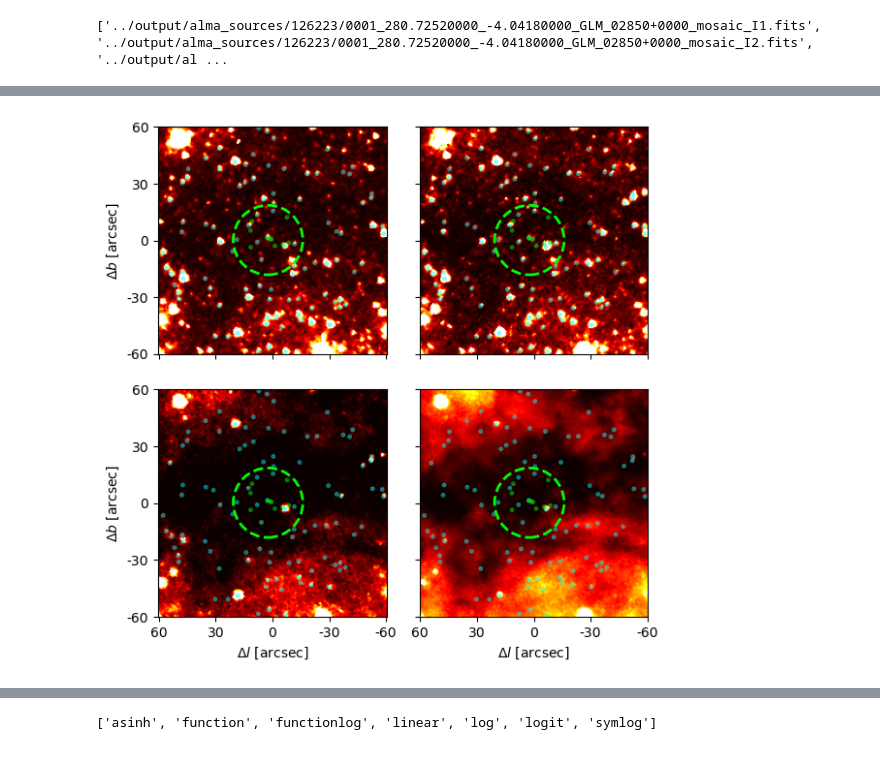
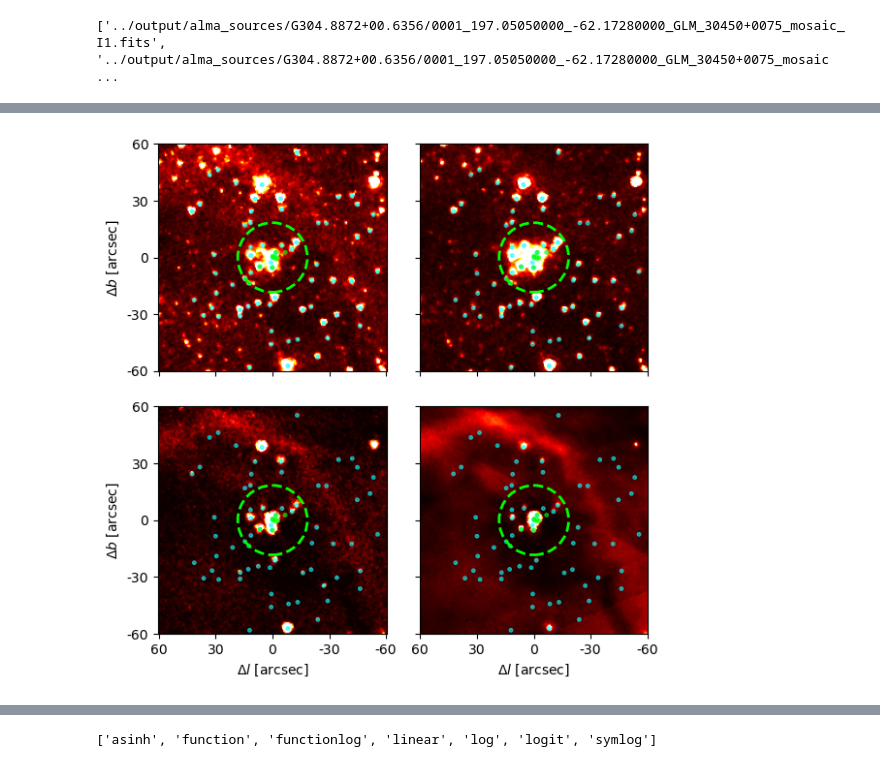
Before and after one commit to Ajuradoi1/ALMAGAL_IR, a Jupyter notebook: src/image_fits.ipynb, the cells around one changed output, grey strips where cells are left out. Saved outputs shown, nothing was run; the diff lists cells and outputs as text; code cells hidden in the pictures.

```diff
--- a/src/image_fits.ipynb
+++ b/src/image_fits.ipynb
@@ -11,7 +11,7 @@ from regions import Regions
 from matplotlib.colors import PowerNorm
 #from reproject import reproject_interp
 
-image = 1
+image = 2
 
 if image == 1:
     region = '126223'
@@ -30,12 +30,12 @@ else:
 
 print(spitzer)
 # %% [output]
-['../output/alma_sources/126223/0001_280.72520000_-4.04180000_GLM_02850+0000_mosaic_I1.fits', '../output/alma_sources/126223/0001_280.72520000_-4.04180000_GLM_02850+0000_mosaic_I2.fits', '../output/al ...
+['../output/alma_sources/G304.8872+00.6356/0001_197.05050000_-62.17280000_GLM_30450+0075_mosaic_I1.fits', '../output/alma_sources/G304.8872+00.6356/0001_197.05050000_-62.17280000_GLM_30450+0075_mosaic ...
 # %%
-def regions_patch(regions,axs,i,j,wcs):
+def regions_patch(regions,axs,i,j,wcs,alpha):
     for reg in regions:
         patch = reg.to_pixel(wcs).as_artist()
-        patch.set_alpha(0.5)
+        patch.set_alpha(alpha)
         axs[i][j].add_artist(patch)
 # %%
 regs_spitzer = Regions.read(path+region+'_glimpse_s07_spitzer_sources.reg')
@@ -95,6 +95,8 @@ with fits.open(alma_image) as alma_fits:
                 zorder=10
             )
 
+            alpha_val = 0.7
+
 
             if counter <2:
 
@@ -102,8 +104,8 @@ with fits.open(alma_image) as alma_fits:
                         norm= PowerNorm(gamma=2,vmin = 0,vmax=6))
                 axs[0][idx].add_patch(circle)
 
-                regions_patch(regs_spitzer,axs,0,idx,spitzer_wcs)
-                regions_patch(regs_alma,axs,0,idx,spitzer_wcs)
+                regions_patch(regs_spitzer,axs,0,idx,spitzer_wcs,alpha=alpha_val)
+                regions_patch(regs_alma,axs,0,idx,spitzer_wcs,alpha=alpha_val)
 
                 counter = counter + 1
             else:
@@ -112,16 +114,16 @@ with fits.open(alma_image) as alma_fits:
                             norm=PowerNorm(gamma=2,vmin = 10,vmax=30))
                     axs[1][idx-2].add_patch(circle)
 
-                    regions_patch(regs_spitzer,axs,1,idx-2,spitzer_wcs)
-                    regions_patch(regs_alma,axs,1,idx-2,spitzer_wcs)
+                    regions_patch(regs_spitzer,axs,1,idx-2,spitzer_wcs,alpha=alpha_val)
+                    regions_patch(regs_alma,axs,1,idx-2,spitzer_wcs,alpha=alpha_val)
                     counter = counter +1
                 else:
                     axs[1][idx-2].imshow(spitzer_fits[0].data,origin='lower',cmap='hot',
                             norm=PowerNorm(gamma=2,vmin = 30,vmax=80)) # 65 was before
                     axs[1][idx-2].add_patch(circle)
 
-                    regions_patch(regs_spitzer,axs,1,idx-2,spitzer_wcs)
-                    regions_patch(regs_alma,axs,1,idx-2,spitzer_wcs)
+                    regions_patch(regs_spitzer,axs,1,idx-2,spitzer_wcs,alpha=alpha_val)
+                    regions_patch(regs_alma,axs,1,idx-2,spitzer_wcs,alpha=alpha_val)
 
 
 
@@ -167,7 +169,7 @@ WARNING: FITSFixedWarning: 'datfix' made the change 'Set MJD-OBS to 58770.933894
 WARNING: FITSFixedWarning: 'obsfix' made the change 'Set OBSGEO-L to   -67.754929 from OBSGEO-[XYZ].
 Set OBSGEO-B to   -23.022886 from OBSGEO-[XYZ].
 Set OBSGEO-H to     5053.796 from OBSGEO-[XYZ]'. [astropy.wcs.wcs]
-[figure, old version]
+[figure, new version]
 # %%
 with fits.open(alma_image) as alma_fits:
 
```
Also changed, not shown: parts of 2 cells of this notebook, 2 other files.
